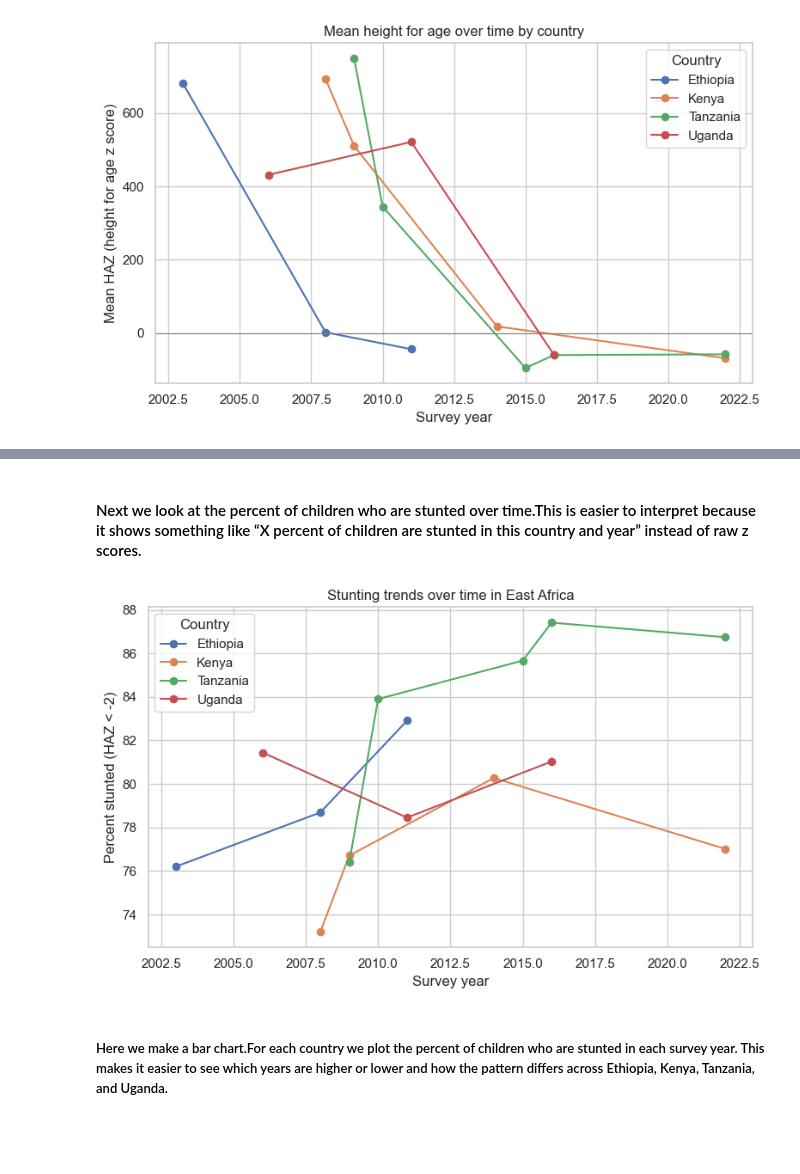
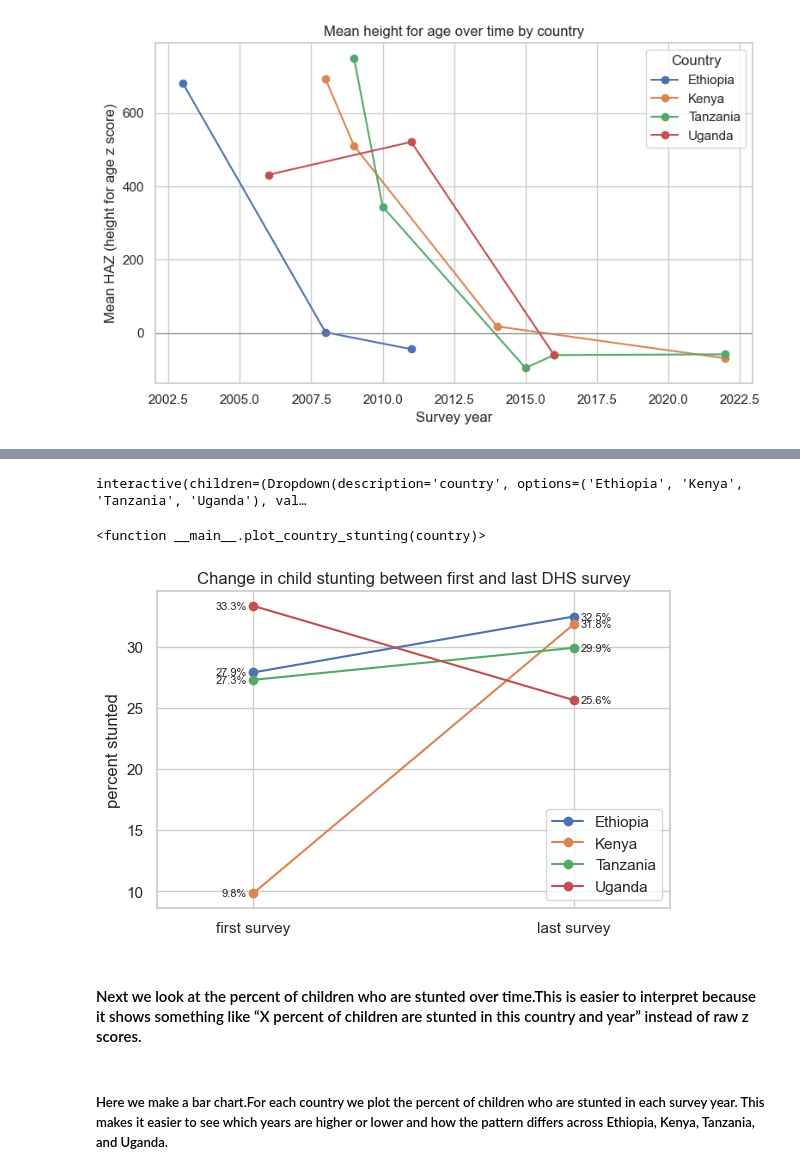
Before and after one commit to venusony/Climate-Malnutrition-EastAfrica, a Jupyter notebook: climate plus region data/Child malnutrition patterns and inequality in East Africa.ipynb, the cells around one changed output, grey strips where cells are left out. Saved outputs shown, nothing was run; the diff lists cells and outputs as text; code cells hidden in the pictures; blank space fills up the shorter version.

```diff
--- a/climate plus region data/Child malnutrition patterns and inequality in East Africa.ipynb
+++ b/climate plus region data/Child malnutrition patterns and inequality in East Africa.ipynb
@@ -208,20 +198,44 @@ KeyError: 'stunting_percent'
+# %%
+rted(stunting_trend["country"].unique())
+)
+# %% [output]
+interactive(children=(Dropdown(description='country', options=('Ethiopia', 'Kenya', 'Tanzania', 'Uganda'), val…
+<function __main__.plot_country_stunting(country)>
+# %%
+plt.figure(figsize=(6, 4))
+
+x_positions = [0, 1]
+
+for row in change.itertuples():
+    # y values for first and last stunting percent
+    y_vals = [row.stunting_first, row.stunting_last]
+
+    # draw the line for this country
+    plt.plot(x_positions, y_vals, marker="o", label=row.country)
+
+    # label the end points with values
+    plt.text(
+        0 - 0.02, row.stunting_first,
+        f"{row.stunting_first:.1f}%",
+        va="center", ha="right", fontsize=8
+    )
+    plt.text(
+        1 + 0.02, row.stunting_last,
+        f"{row.stunting_last:.1f}%",
+        va="center", ha="left", fontsize=8
+    )
+
+plt.xlim(-0.3, 1.3)
+plt.xticks([0, 1], ["first survey", "last survey"])
+plt.ylabel("percent stunted")
+plt.title("Change in child stunting between first and last DHS survey")
+plt.legend()
+plt.tight_layout()
+plt.show()
+# %% [output]
+[figure, added]
 # %% [markdown]
 #### Next we look at the percent of children who are stunted over time.This is easier to interpret because it shows something like “X percent of children are stunted in this country and year” instead of raw z scores.
-# %%
-plt.figure(figsize=(8, 5))
-
-for country in countries:
-    sub = summary[summary["country"] == country]
-    plt.plot(sub["survey_year"], sub["stunting_percent"], marker="o", label=country)
-
-plt.xlabel("Survey year")
-plt.ylabel("Percent stunted (HAZ < -2)")
-plt.title("Stunting trends over time in East Africa")
-plt.legend(title="Country")
-plt.tight_layout()
-plt.show()
-# %% [output]
-[figure, removed]
 # %% [markdown]
 ##### Here we make a bar chart.For each country we plot the percent of children who are stunted in each survey year. This makes it easier to see which years are higher or lower and how the pattern differs across Ethiopia, Kenya, Tanzania, and Uganda.
 # %%
```
Also changed, not shown: parts of 20 cells of this notebook.
